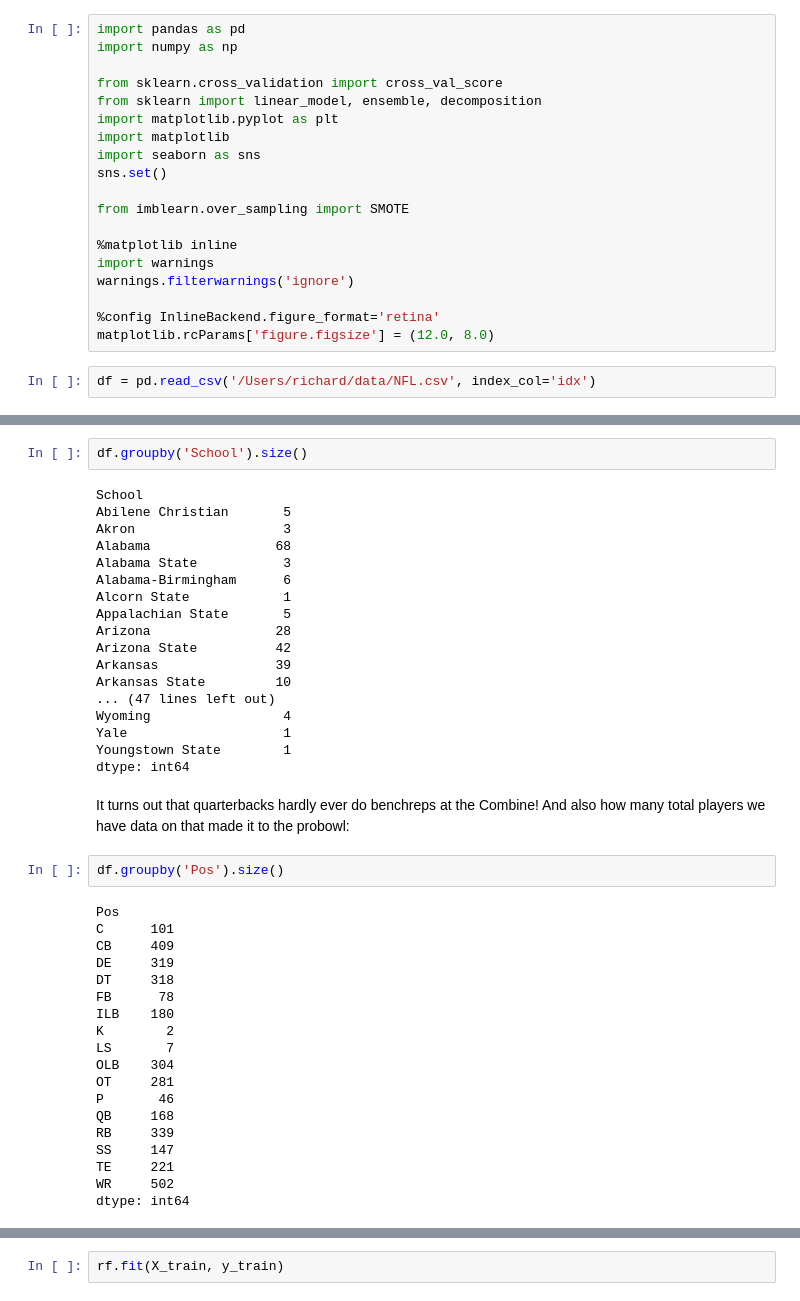
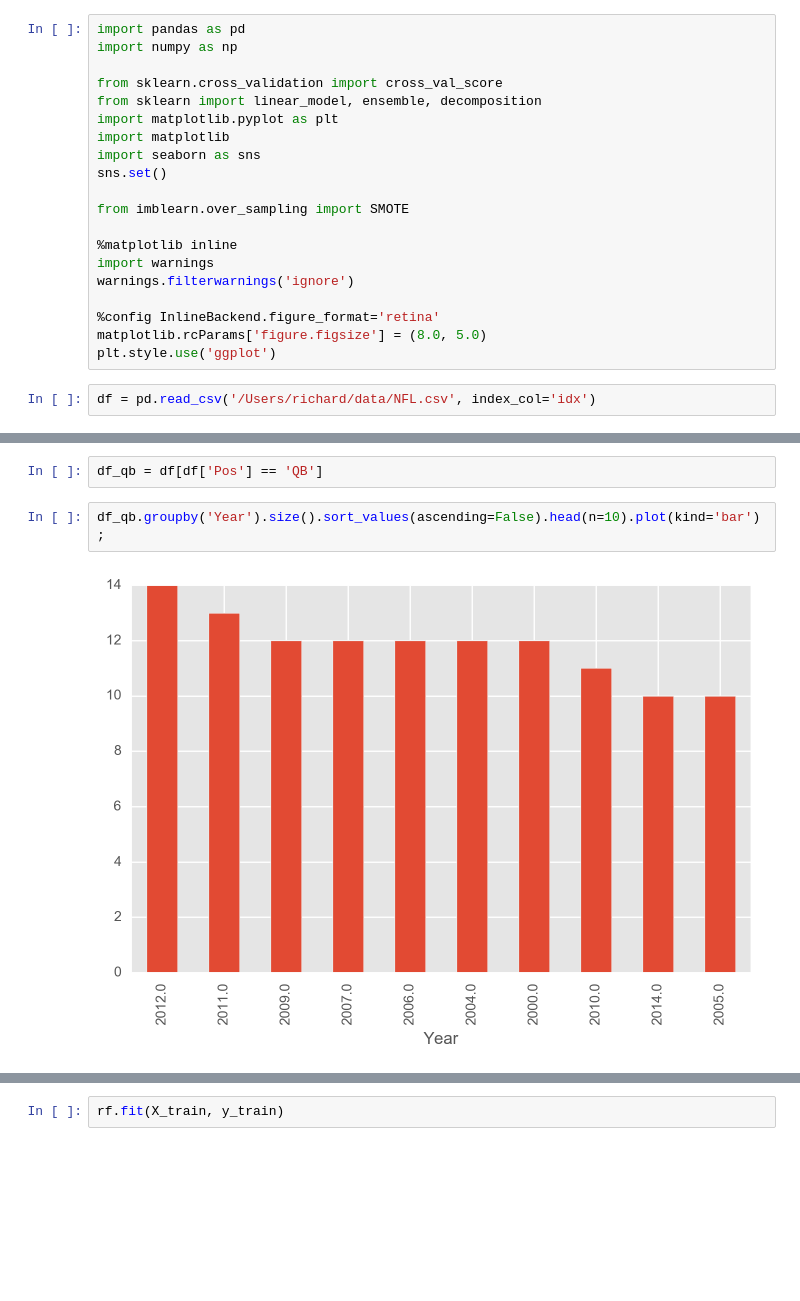
Before and after one commit to richardagalvez/NFLAnalysis, a Jupyter notebook: QB.ipynb, the cells around one changed output, grey strips where cells are left out. Cells and saved outputs as stored; diff of their text form; blank space fills up the shorter version.

```diff
--- a/QB.ipynb
+++ b/QB.ipynb
@@ -22,6 +23,7 @@ import warnings
 warnings.filterwarnings('ignore')
 
 %config InlineBackend.figure_format='retina'
-matplotlib.rcParams['figure.figsize'] = (12.0, 8.0)
+matplotlib.rcParams['figure.figsize'] = (8.0, 5.0)
+plt.style.use('ggplot')
 # %%
 df = pd.read_csv('/Users/richard/data/NFL.csv', index_col='idx')
@@ -32,43 +30,6 @@ feature_cols = ['Wt', '40YD', 'Vertical', 'Broad Jump', '3Cone', 'Shuttle', 'Hei
-# %%
-df.groupby('School').size()
-# %% [output]
-School
-Abilene Christian       5
-Akron                   3
-Alabama                68
-Alabama State           3
-Alabama-Birmingham      6
-Alcorn State            1
-Appalachian State       5
-Arizona                28
-Arizona State          42
-Arkansas               39
-Arkansas State         10
-... (47 lines left out)
-Wyoming                 4
-Yale                    1
-Youngstown State        1
-dtype: int64
-# %% [markdown]
-It turns out that quarterbacks hardly ever do benchreps at the Combine! And also how many total players we have data on that made it to the probowl:
-# %%
-df.groupby('Pos').size()
-# %% [output]
-Pos
-C      101
-CB     409
-DE     319
-DT     318
-FB      78
-ILB    180
-K        2
-LS       7
-OLB    304
-OT     281
-P       46
-QB     168
-RB     339
-SS     147
-TE     221
-WR     502
-dtype: int64
+# %%
+df_qb = df[df['Pos'] == 'QB']
+# %%
+df_qb.groupby('Year').size().sort_values(ascending=False).head(n=10).plot(kind='bar');
+# %% [output]
+[figure, added]
```
Also changed, not shown: parts of 10 cells of this notebook.
